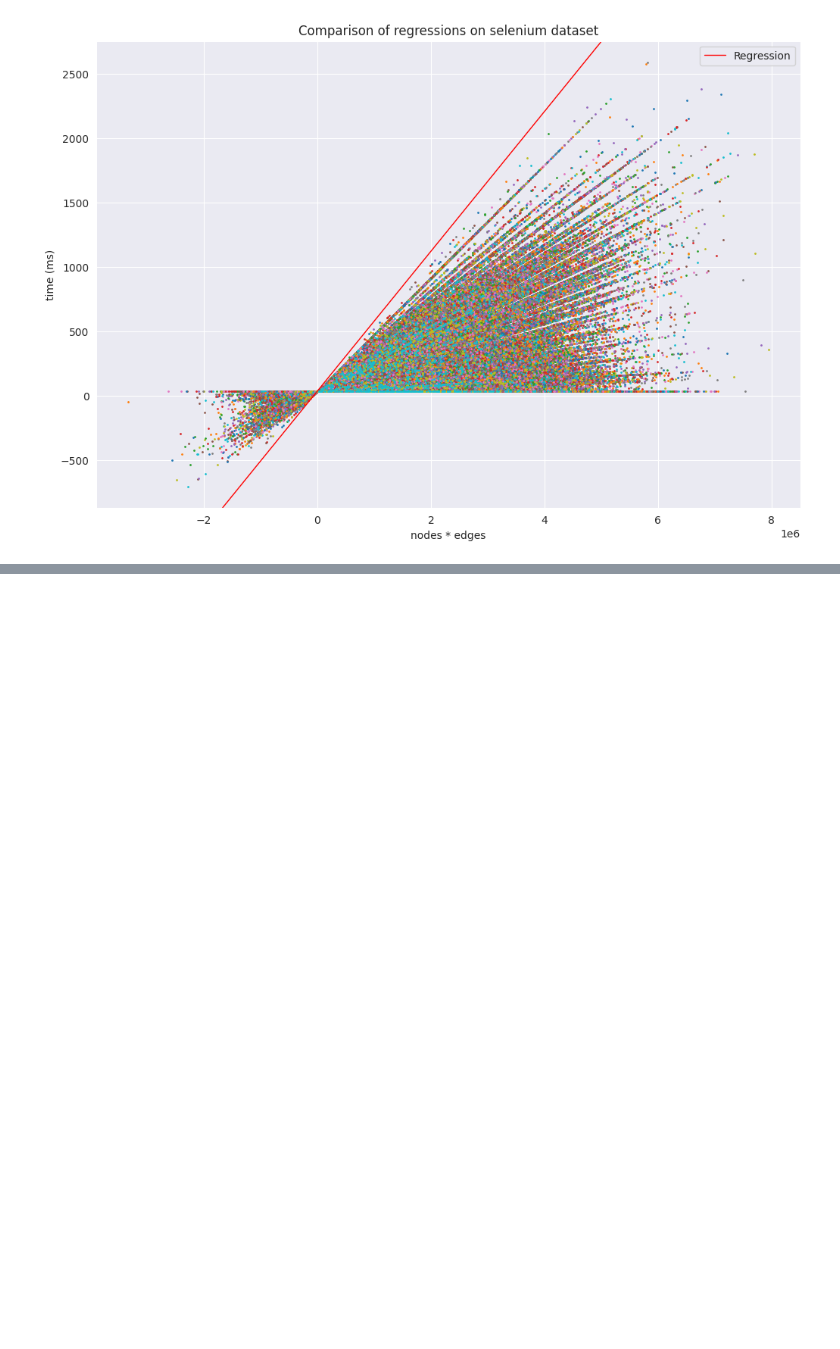
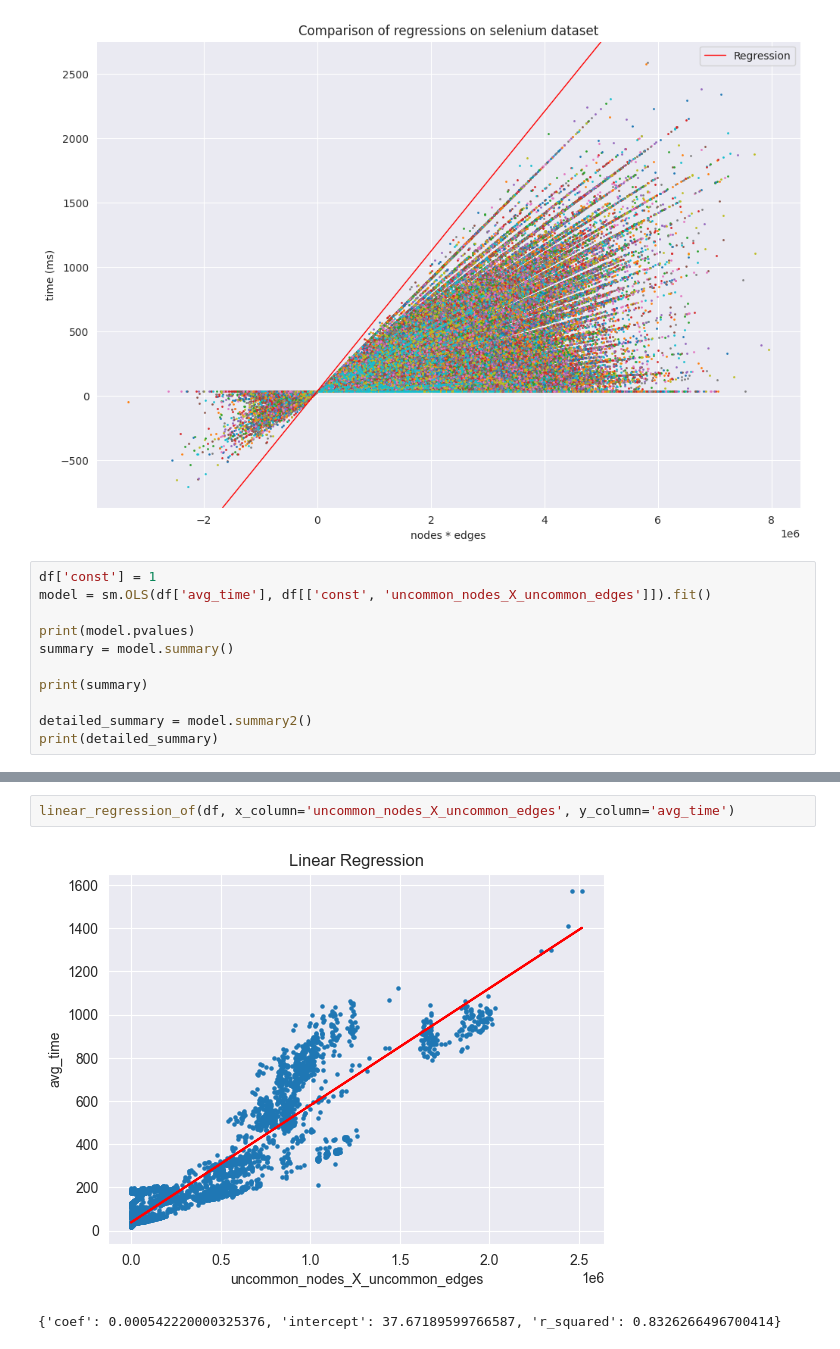
Before and after one commit to mreza-kiani/graph-generalization-algorithm, a Jupyter notebook: src/main/resources/scripts/performance/Selenium/analyzer.ipynb, the cells around one changed output, grey strips where cells are left out. Saved outputs shown, nothing was run; the diff lists cells and outputs as text; blank space fills up the shorter version.

```diff
--- a/src/main/resources/scripts/performance/Selenium/analyzer.ipynb
+++ b/src/main/resources/scripts/performance/Selenium/analyzer.ipynb
@@ -803,3 +804,14 @@ plt.legend()
 plt.show()
 # %% [output]
 [figure]
+# %%
+df['const'] = 1
+model = sm.OLS(df['avg_time'], df[['const', 'uncommon_nodes_X_uncommon_edges']]).fit()
+
+print(model.pvalues)
+summary = model.summary()
+
+print(summary)
+
+detailed_summary = model.summary2()
+print(detailed_summary)
@@ -805,0 +836,5 @@ plt.show()
+# %%
+linear_regression_of(df, x_column='uncommon_nodes_X_uncommon_edges', y_column='avg_time')
+# %% [output]
+[figure, added]
+{'coef': 0.000542220000325376, 'intercept': 37.67189599766587, 'r_squared': 0.8326266496700414}
```
Also changed, not shown: parts of 2 cells of this notebook, 15 other files.
